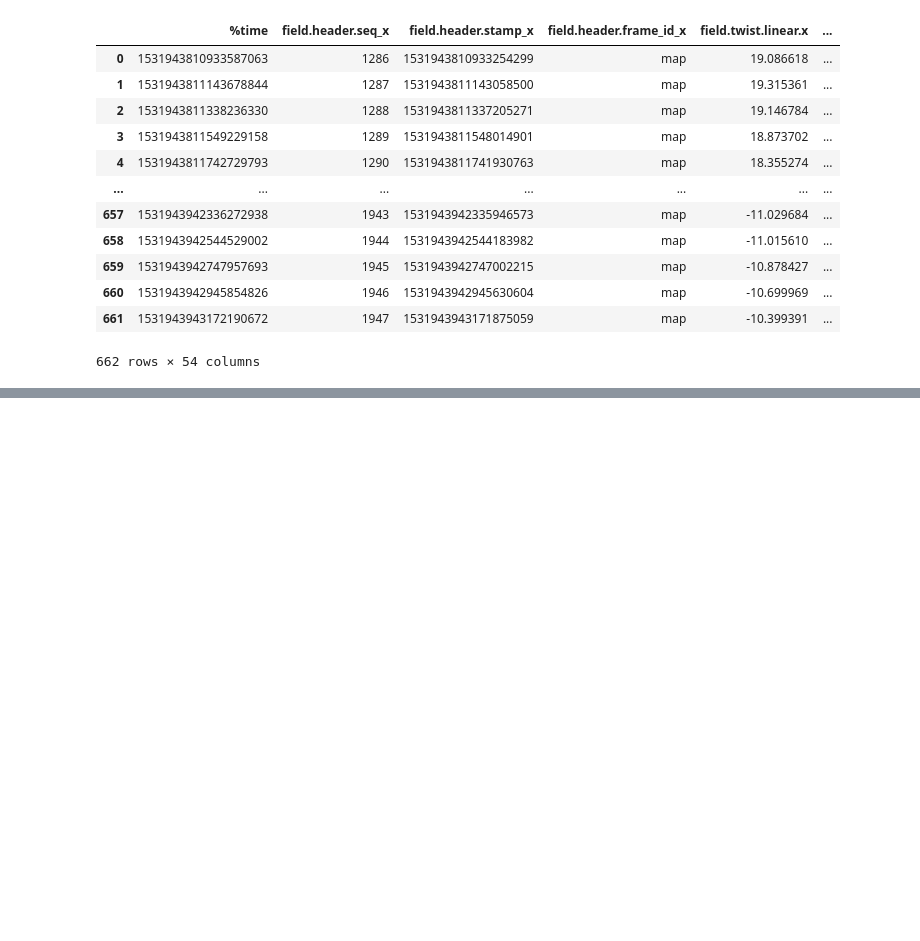
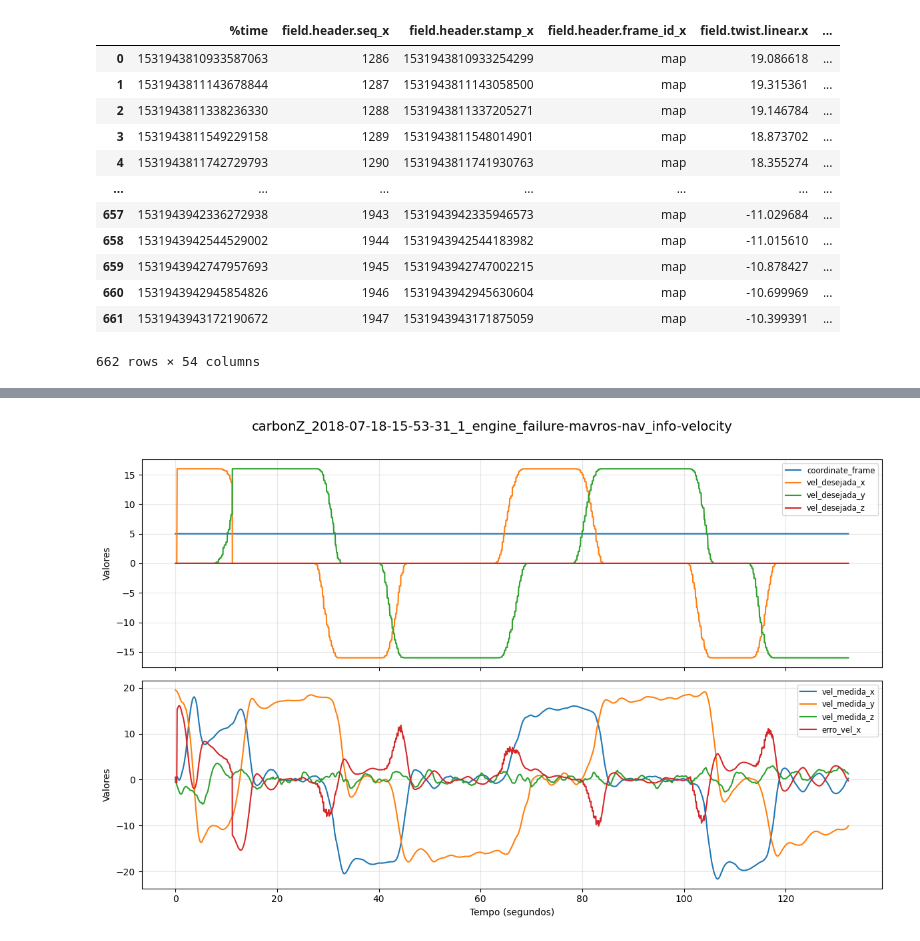
Before and after one commit to RenatodaCostaSantos/flight_anomaly_detection, a Jupyter notebook: aeroespacial-2/notebooks/00_00_data_exploration.ipynb, the cells around one changed output, grey strips where cells are left out. Cells and saved outputs as stored; diff of their text form; code cells hidden in the pictures; blank space fills up the shorter version.

```diff
--- a/aeroespacial-2/notebooks/00_00_data_exploration.ipynb
+++ b/aeroespacial-2/notebooks/00_00_data_exploration.ipynb
@@ -613,0 +968,3 @@ df_merge4
+# %%
+i = 7
+list(dfs.keys())[i]
@@ -613,0 +973,3 @@ df_merge4
+# %%
+chave = list(dfs.keys())[i]
+df8 = dfs[chave]
@@ -613,0 +1026,17 @@ df_merge4
+# %%
+mapeamento_nav = {
+    'field.des_x': 'vel_desejada_x',
+    'field.meas_x': 'vel_medida_x',
+    'field.des_y': 'vel_desejada_y',
+    'field.meas_y': 'vel_medida_y',
+    'field.des_z': 'vel_desejada_z',
+    'field.meas_z': 'vel_medida_z'
+}
+df8 = df8.rename(columns=mapeamento_nav)
+
+# 2. Calcular o erro de rastreamento (Tracking Error)
+df8['erro_vel_x'] = df8['vel_desejada_x'] - df8['vel_medida_x']
+# %%
+plot_generic_df(df8, titulo_grafico=chave)
+# %% [output]
+[figure, added]
```
Also changed, not shown: parts of 43 cells of this notebook.
